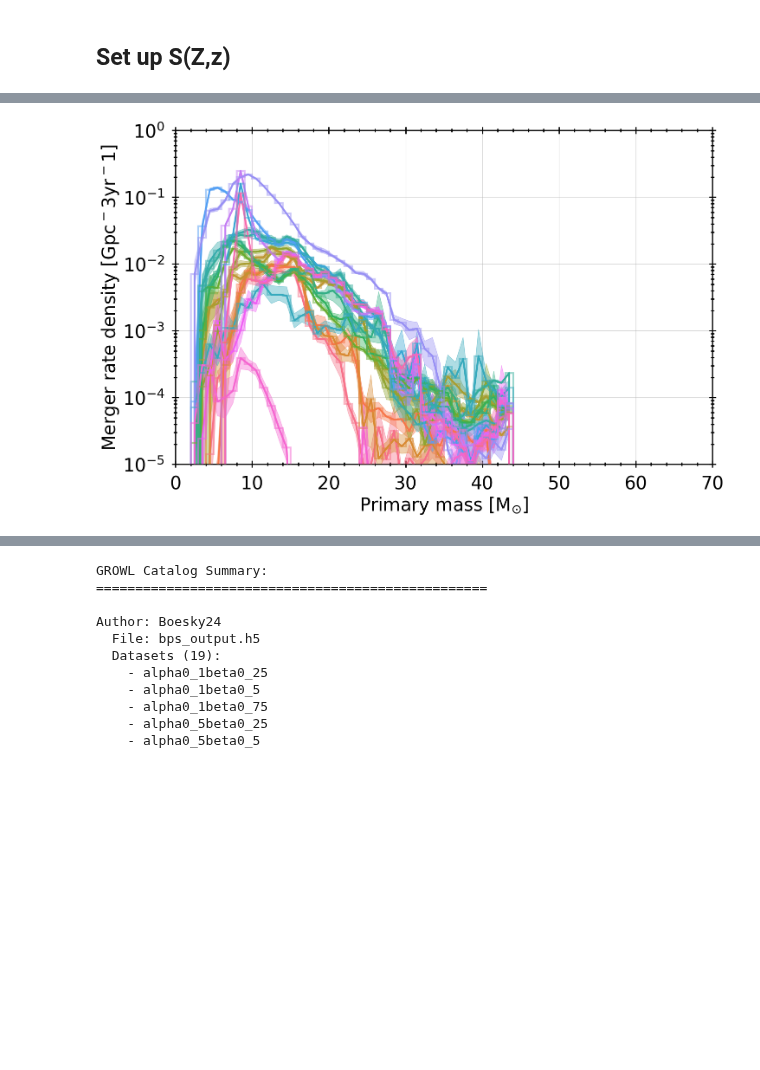
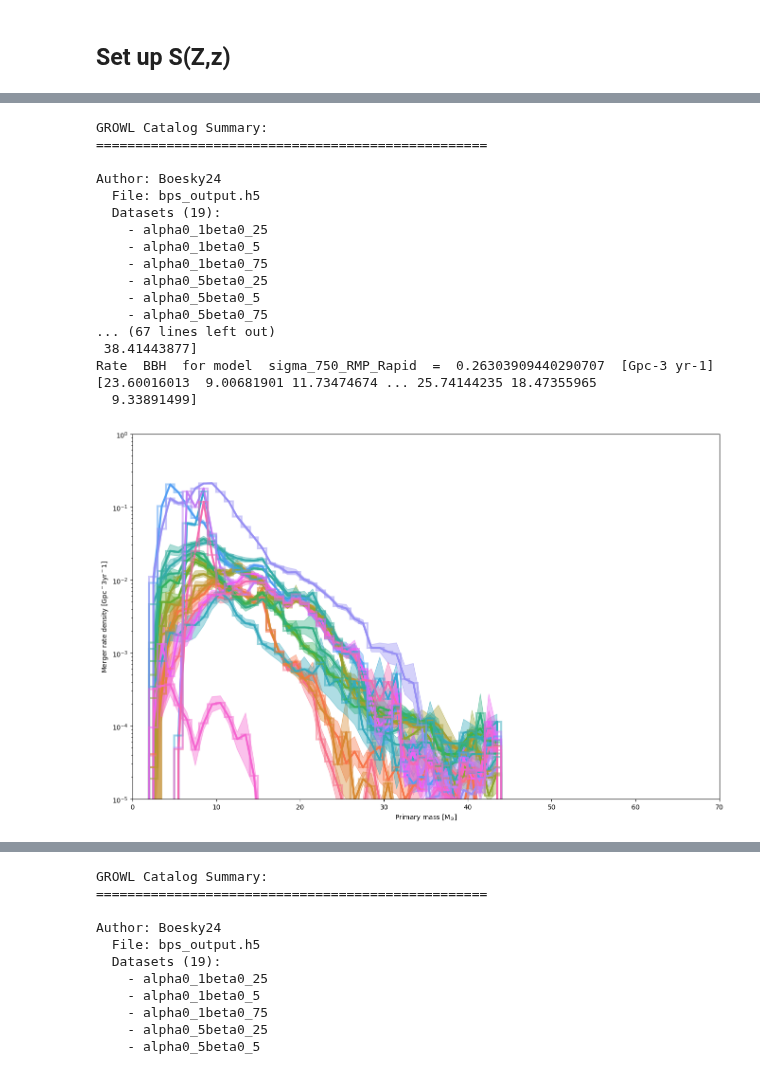
Before and after one commit to Aetherious/GROWL-catalog-public, a Jupyter notebook: CosmicIntegration/cosmic_integration_SSPC_S(Z,z)_COMPAS.ipynb, the cells around one changed output, grey strips where cells are left out. Cells and saved outputs as stored; diff of their text form; code cells hidden in the pictures; blank space fills up the shorter version.

```diff
--- a/CosmicIntegration/cosmic_integration_SSPC_S(Z,z)_COMPAS.ipynb
+++ b/CosmicIntegration/cosmic_integration_SSPC_S(Z,z)_COMPAS.ipynb
@@ -374,6 +483,20 @@ from syntheticstellarpopconvolve.usecase_notebook_utils.usecase_gw_utils import
 import seaborn as sns
 
 colors = sns.color_palette("husl", len(boesky_dataset_list))
+
+
+# growl_catalog = build_growl_catalog()
+dco_type='BBH'
+base_path = '/Volumes/GROWL/GROWL_bps_compact/%s/'%dco_type
+# Assuming you have the GROWL catalog from the previous artifact
+growl_catalog = build_growl_catalog(base_path='/Volumes/GROWL/GROWL_bps_compact/%s/'%dco_type)
+#print GROWL catalog possible entries
+print_catalog_summary(growl_catalog)
+
+boesky_dataset_list = list_datasets(growl_catalog, 'Boesky24')
+print(boesky_dataset_list)
+
+
 
 
 fig, ax = plt.subplots(figsize=(16,10))
@@ -383,19 +506,20 @@ primary_mass_bin_centers = (primary_mass_bins[1:]+primary_mass_bins[:-1])/2
 
 # make mega plot !
 for ind_d, dataset in enumerate(boesky_dataset_list[:]):
+    print(' \n \n')
     color_d = colors[ind_d]
 #     output_hdf5_folder =
     output_hdf5_filename = os.path.join(get_folder_path_convolution_output(growl_catalog, "Boesky24", dataset), "sspc_output.h5")
     mass_primary, yield_data = read_primary_mass_and_yields(growl_catalog, "Boesky24", dataset, output_hdf5_filename, redshift_key="0.125")
-
-
+    print('Rate ', dco_type, ' for model ', dataset, ' = ', np.sum(yield_data), ' [Gpc-3 yr-1] ')
+#     print(mass_primary)
 
     # perform bootstrapping of the convolution results
     median_percentile_data = run_bootstrap(
         bins=primary_mass_bins,
         bin_centers=primary_mass_bin_centers,
         rates=yield_data,
-        masses=mass_primary.value,
+        masses=mass_primary, #.value,
         bootstraps=50,
         verbose=False)
 
@@ -406,34 +530,51 @@ for ind_d, dataset in enumerate(boesky_dataset_list[:]):
         bin_centers=primary_mass_bin_centers,
         bin_edges=primary_mass_bins,
         median_percentile_data=median_percentile_data,
         label='test',
         color_i=color_d,
         linestyle_i="solid",
         include_hist_step=True
     )
 
 # # Add confidence interval of observations (GWTC-3).
 # fig, ax = add_confidence_interval_powerlaw_peak_primary_mass(
 #     fig=fig,
 #     ax=ax,
 #     data_root=os.path.join(os.environ["DATAFILES_ROOT"], "GW"),
 #     fill_between_kwargs={},
 #     add_text=True,
 #     redshift=0.2,
 # )
 
 # Set axis labels and title
 ax.set_xlabel('Primary mass [{}]'.format(u.Msun.to_string("latex_inline")))
 ax.set_ylabel(r'Merger rate density [$\rm{Gpc}^-3 \rm{yr}^-1$]')
 # ax.set_ylabel('Merger rate density\n[{}]'.format(unit_dict['yield'].to_string("latex_inline")))
 # ax.set_title('Merger rate density of\nmerging binary black holes at z=0')
 ax.set_ylim(0.00001, 1)
 ax.set_xlim(0, 70)
 ax.set_yscale('log')
 
 plt.show()
 # %% [output]
+GROWL Catalog Summary:
+==================================================
+
+Author: Boesky24
+  File: bps_output.h5
+  Datasets (19):
+    - alpha0_1beta0_25
+    - alpha0_1beta0_5
+    - alpha0_1beta0_75
+    - alpha0_5beta0_25
+    - alpha0_5beta0_5
+    - alpha0_5beta0_75
+... (67 lines left out)
+ 38.41443877]
+Rate  BBH  for model  sigma_750_RMP_Rapid  =  0.26303909440290707  [Gpc-3 yr-1]
+[23.60016013  9.00681901 11.73474674 ... 25.74144235 18.47355965
+  9.33891499]
-[figure, old version]
+[figure, new version]
 # %%
 from syntheticstellarpopconvolve.usecase_notebook_utils.usecase_gw_utils import add_confidence_interval_powerlaw_peak_primary_mass, run_bootstrap, plot_bootstrapped_data
 import seaborn as sns
```
Also changed, not shown: parts of 6 cells of this notebook.
